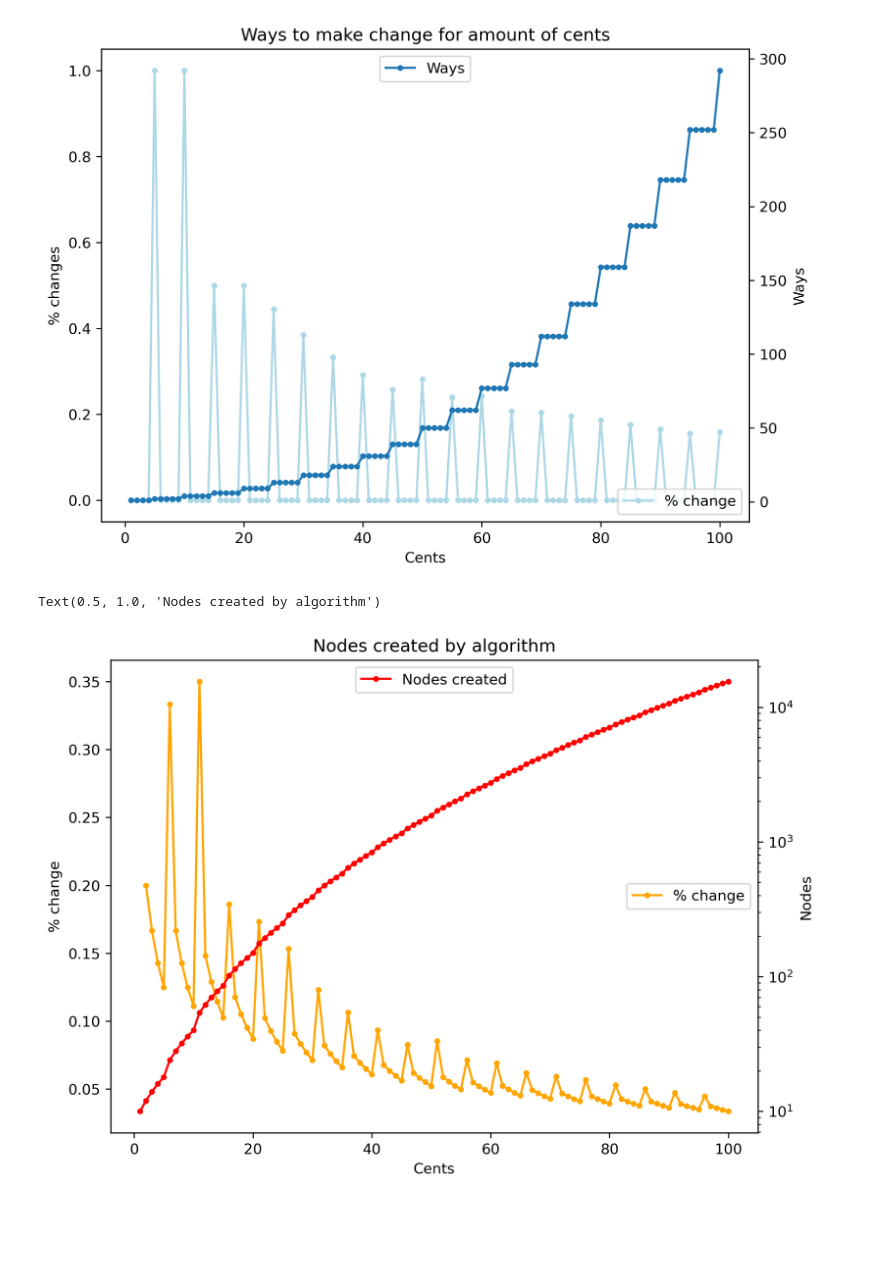
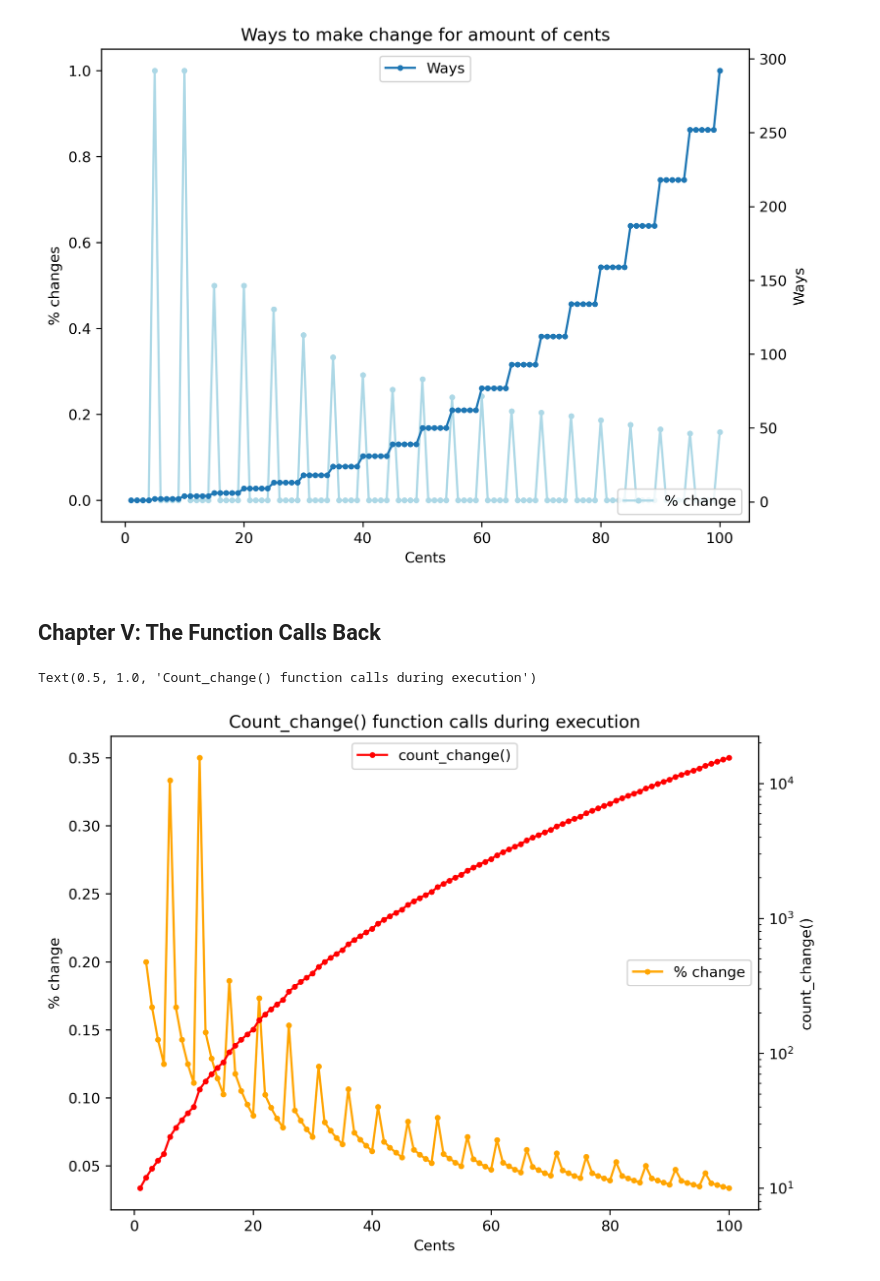
Before and after one commit to ProducerMatt/SICP-solutions, a Jupyter notebook: 1/cc/Ways to Make Changes Analyzed.ipynb, the cells around one changed output. Cells and saved outputs as stored; diff of their text form; code cells hidden in the pictures; blank space fills up the shorter version.

```diff
--- a/1/cc/Ways to Make Changes Analyzed.ipynb
+++ b/1/cc/Ways to Make Changes Analyzed.ipynb
@@ -64,15 +78,17 @@ plt.title("Ways to make change for amount of cents")
 # %% [output]
 Text(0.5, 1.0, 'Ways to make change for amount of cents')
 [figure]
+# %% [markdown]
+## Chapter V: The Function Calls Back
 # %%
 plt.plot(df.money, df.nodes_pct, color='orange', label="% change", marker='o', ms=3, linestyle='solid'); plt.ylabel("% change")
 plt.xlabel("Cents")
 plt.legend(loc='center right');
 plt.twinx();
-plt.plot(df.money, df.nodes, marker='o', ms=3, linestyle='solid', color='red', label="Nodes created"); plt.ylabel("Nodes")
+plt.plot(df.money, df.nodes, marker='o', ms=3, linestyle='solid', color='red', label="count_change()"); plt.ylabel("count_change()")
 plt.xlabel("Cents")
 plt.legend(loc="upper center"); plt.semilogy();
-plt.title("Nodes created by algorithm")
+plt.title("Count_change() function calls during execution")
 # %% [output]
-Text(0.5, 1.0, 'Nodes created by algorithm')
+Text(0.5, 1.0, 'Count_change() function calls during execution')
-[figure, old version]
+[figure, new version]
```
Also changed, not shown: parts of 14 cells of this notebook.
